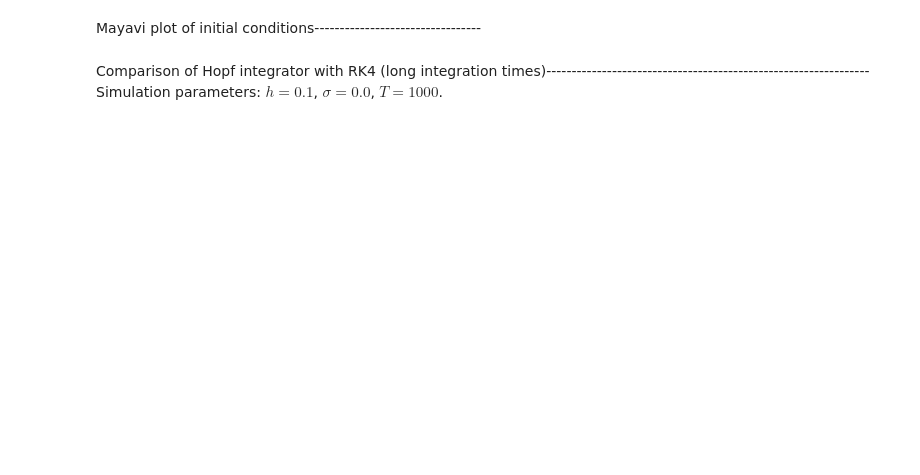
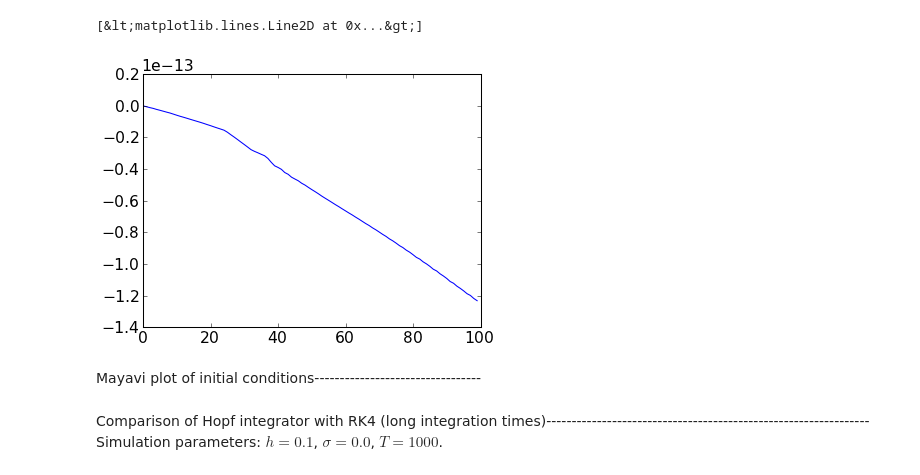
Before and after one commit to jvkersch/hopf-vortices, a Jupyter notebook: simulations/polvani_dritschel/Polvani-Dritschel vortex ring.ipynb, the cells around one changed output. Drawn from its saved outputs; the diff is of its cells as text; code cells hidden in the pictures; blank space fills up the shorter version.

```diff
--- a/simulations/polvani_dritschel/Polvani-Dritschel vortex ring.ipynb
+++ b/simulations/polvani_dritschel/Polvani-Dritschel vortex ring.ipynb
@@ -12,6 +12,11 @@ from matplotlib.ticker import MaxNLocator, FormatStrFormatter, ScalarFormatter
 sfmt = ScalarFormatter()sfmt.set_scientific(True)sfmt.set_powerlimits((-2, 4))
 # %%
 # Load data (long term simulation)times_hopf_long, vortices_hopf_long, energies_hopf_long, moments_hopf_long = \        load_variables('data/pd_sphere_long.mat', ['times', 'vortices', 'energies', 'moments'])times_rk4_long, vortices_rk4_long, energies_rk4_long, moments_rk4_long = \        load_variables('data/pd_rk4_long.mat', ['times', 'vortices', 'energies', 'moments'])    # Load frequencyomega = load_variables('pd_initial_conditions.mat', ['omega'])[0];# Load data (short term simulation)times_hopf_short, vortices_hopf_short, energies_hopf_short, moments_hopf_short = \        load_variables('data/pd_sphere_short.mat', ['times', 'vortices', 'energies', 'moments'])times_rk4_short, vortices_rk4_short, energies_rk4_short, moments_rk4_short = \        load_variables('data/pd_rk4_short.mat', ['times', 'vortices', 'energies', 'moments'])
+# %%
+energy_error_hopf = energies_hopf_long - energies_hopf_long[0]plot(energy_error_hopf)
+# %% [output]
+[&lt;matplotlib.lines.Line2D at 0x...&gt;]
+[figure, added]
 # %% [markdown]
 Mayavi plot of initial conditions---------------------------------
 # %%
```
Also changed, not shown: parts of 12 cells of this notebook, 12 other files.
